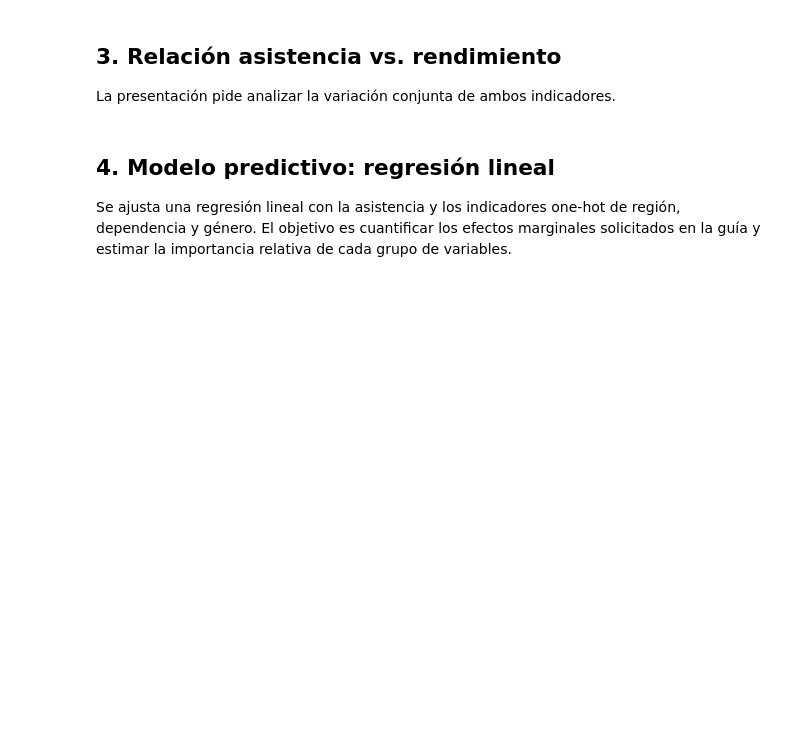
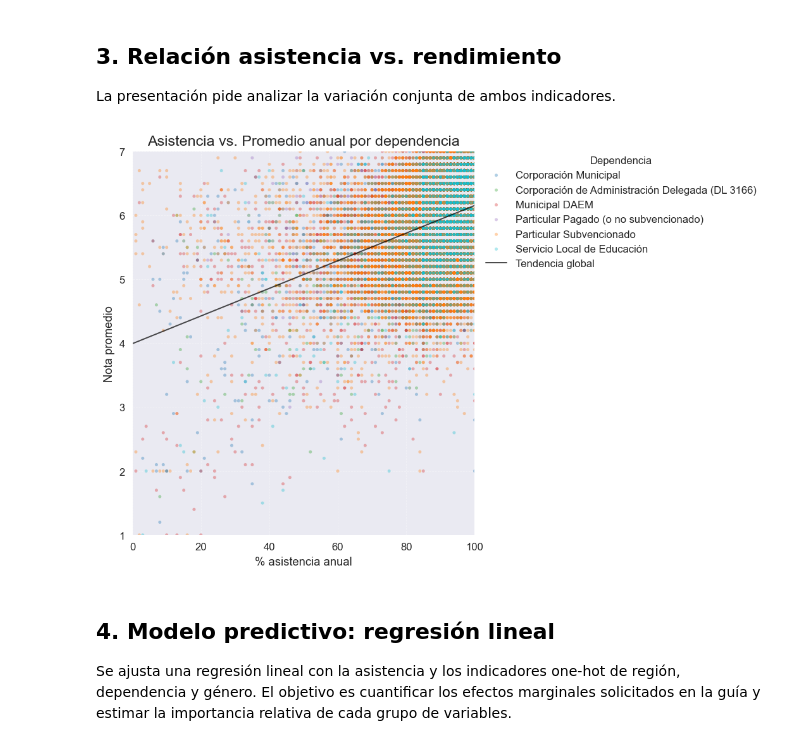
Before and after one commit to tomas-bustamante-h/rendimiento_escolar_cl, a Jupyter notebook: notebooks/01_eda_rendimiento_escolar.ipynb, the cells around one changed output. Saved outputs shown, nothing was run; the diff lists cells and outputs as text; code cells hidden in the pictures; blank space fills up the shorter version.

```diff
--- a/notebooks/01_eda_rendimiento_escolar.ipynb
+++ b/notebooks/01_eda_rendimiento_escolar.ipynb
@@ -336,33 +338,60 @@ plt.show()
 
 La presentación pide analizar la variación conjunta de ambos indicadores.
 # %%
-corr_por_dependencia = (
-    df_valid.groupby("dependencia")
-    .apply(lambda g: g["PROM_GRAL"].corr(g["ASISTENCIA"]))
-    .to_frame(name="corr")
-    .sort_values("corr", ascending=False)
-)
-display(corr_por_dependencia)
+# asumir que df_valid ya existe
 
 sample = (
     df_valid.sample(50_000, random_state=RANDOM_STATE)
     if len(df_valid) > 50_000
     else df_valid
 )
 
-fig, ax = plt.subplots(figsize=(7, 6))
+# paleta fija por si cambian los órdenes
+deps = sorted(sample["dependencia"].unique())
+colors = {
+    dep: col for dep, col in zip(
+        deps,
+        ["#1f77b4", "#2ca02c", "#d62728", "#9467bd", "#ff7f0e", "#17becf"]
+    )
+}
+
+fig, ax = plt.subplots(figsize=(9, 6))
+
 for dep, data in sample.groupby("dependencia"):
     ax.scatter(
         data["ASISTENCIA"],
         data["PROM_GRAL"],
-        s=10,
-        alpha=0.4,
+        s=9,               # un poco más chico
+        alpha=0.35,        # más transparencia
+        color=colors.get(dep, "#999999"),
         label=dep,
+        edgecolors="none"
     )
 
-ax.set_title("Asistencia vs. PROM_GRAL (muestra)")
+# (opcional) línea de tendencia global
+z = np.polyfit(sample["ASISTENCIA"], sample["PROM_GRAL"], 1)
+x_line = np.linspace(0, 100, 100)
+y_line = np.polyval(z, x_line)
+ax.plot(x_line, y_line, color="black", linewidth=1.2, alpha=0.7, label="Tendencia global")
+
+ax.set_title("Asistencia vs. Promedio anual por dependencia", fontsize=14)
 ax.set_xlabel("% asistencia anual")
 ax.set_ylabel("Nota promedio")
-ax.legend(title="Dependencia", bbox_to_anchor=(1.04, 1), loc="upper left")
+
+ax.set_xlim(0, 100)
+ax.set_ylim(1, 7)
+
+ax.grid(True, linestyle="--", linewidth=0.5, alpha=0.4)
+
+# leyenda fuera
+ax.legend(
+    title="Dependencia",
+    bbox_to_anchor=(1.02, 1),
+    loc="upper left",
+    borderaxespad=0.
+)
+
 plt.tight_layout()
 plt.show()
+# %% [output]
+[figure, added]
```
Also changed, not shown: parts of 13 cells of this notebook, 1 other file.
